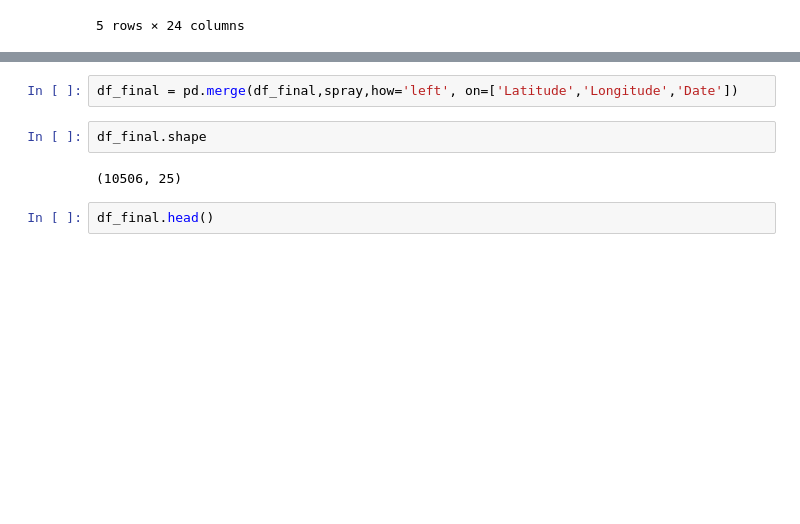
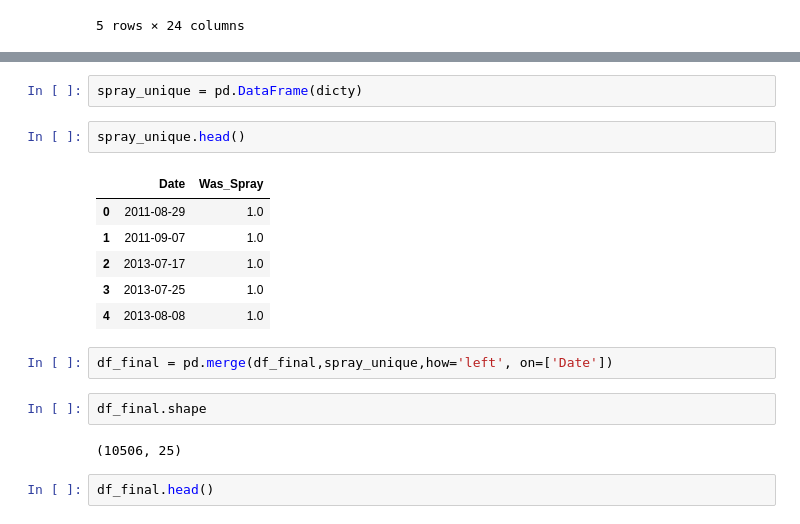
Before and after one commit to YuliaGoryachev/Kaggle_Nile, a Jupyter notebook: west_nile/src/measurement_locations.ipynb, the cells around one changed output, grey strips where cells are left out. Saved outputs shown, nothing was run; the diff lists cells and outputs as text; blank space fills up the shorter version.

```diff
--- a/west_nile/src/measurement_locations.ipynb
+++ b/west_nile/src/measurement_locations.ipynb
@@ -261,5 +354,16 @@ df_final.shape
+# %%
+spray_unique = pd.DataFrame(dicty)
+# %%
+spray_unique.head()
+# %% [output]
+|  | Date | Was_Spray |
+| 0 | 2011-08-29 | 1.0 |
+| 1 | 2011-09-07 | 1.0 |
+| 2 | 2013-07-17 | 1.0 |
+| 3 | 2013-07-25 | 1.0 |
+| 4 | 2013-08-08 | 1.0 |
 # %%
-df_final = pd.merge(df_final,spray,how='left', on=['Latitude','Longitude','Date'])
+df_final = pd.merge(df_final,spray_unique,how='left', on=['Date'])
 # %%
 df_final.shape
 # %% [output]
```
Also changed, not shown: parts of 48 cells of this notebook, 1 other file.
